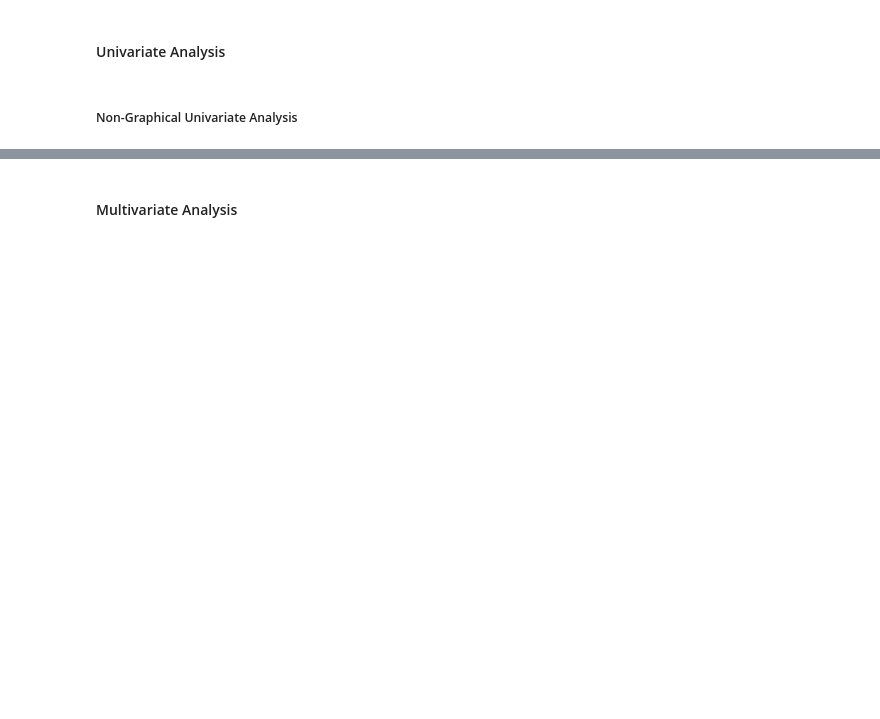
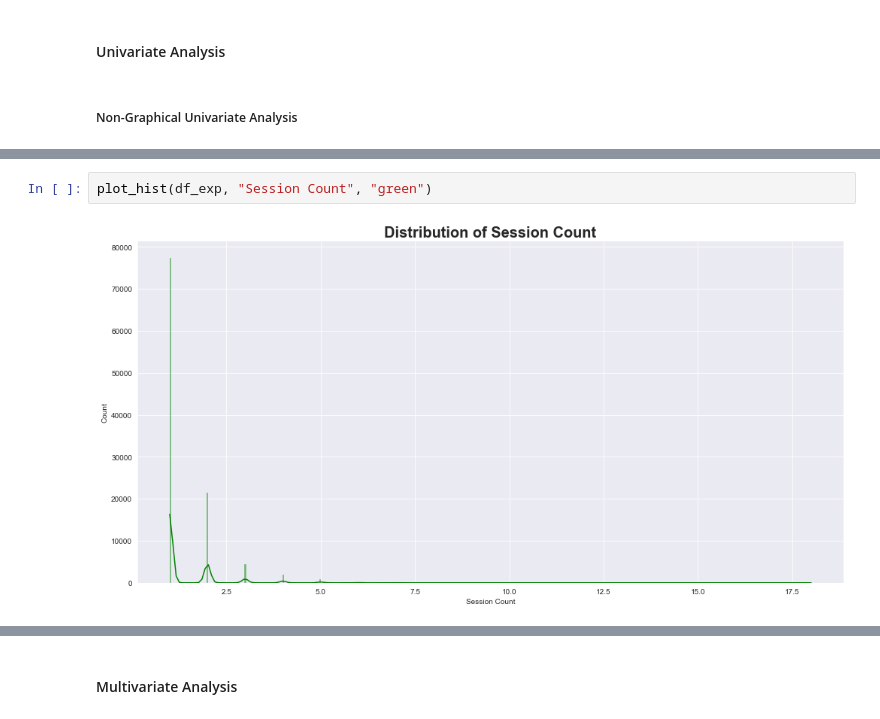
Before and after one commit to DiyeMark/User-Analytics-Telecommunication-Industry, a Jupyter notebook: notebooks/user-overview-analysis.ipynb, the cells around one changed output, grey strips where cells are left out. Cells and saved outputs as stored; diff of their text form; blank space fills up the shorter version.

```diff
--- a/notebooks/user-overview-analysis.ipynb
+++ b/notebooks/user-overview-analysis.ipynb
@@ -503,0 +693,4 @@ Name: Social Media Volume (Bytes), dtype: float64
+# %%
+plot_hist(df_exp, "Session Count", "green")
+# %% [output]
+[figure, added]
```
Also changed, not shown: parts of 58 cells of this notebook.
